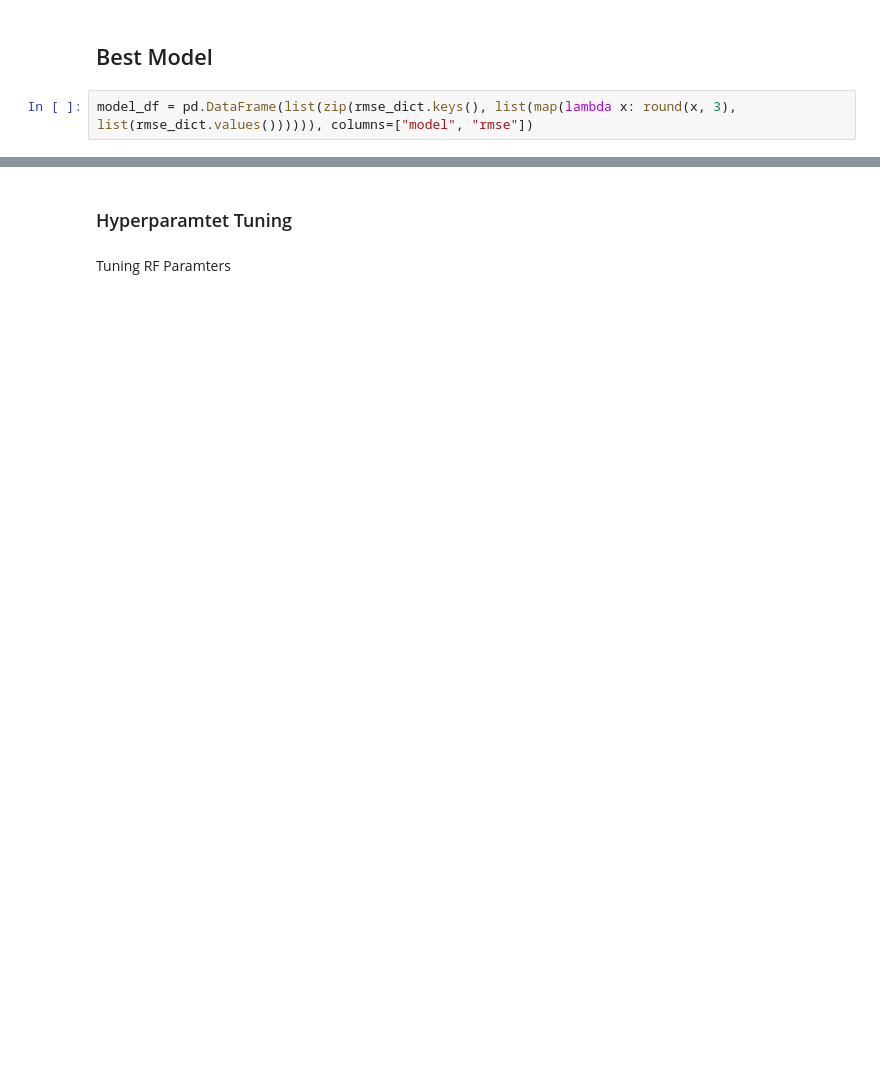
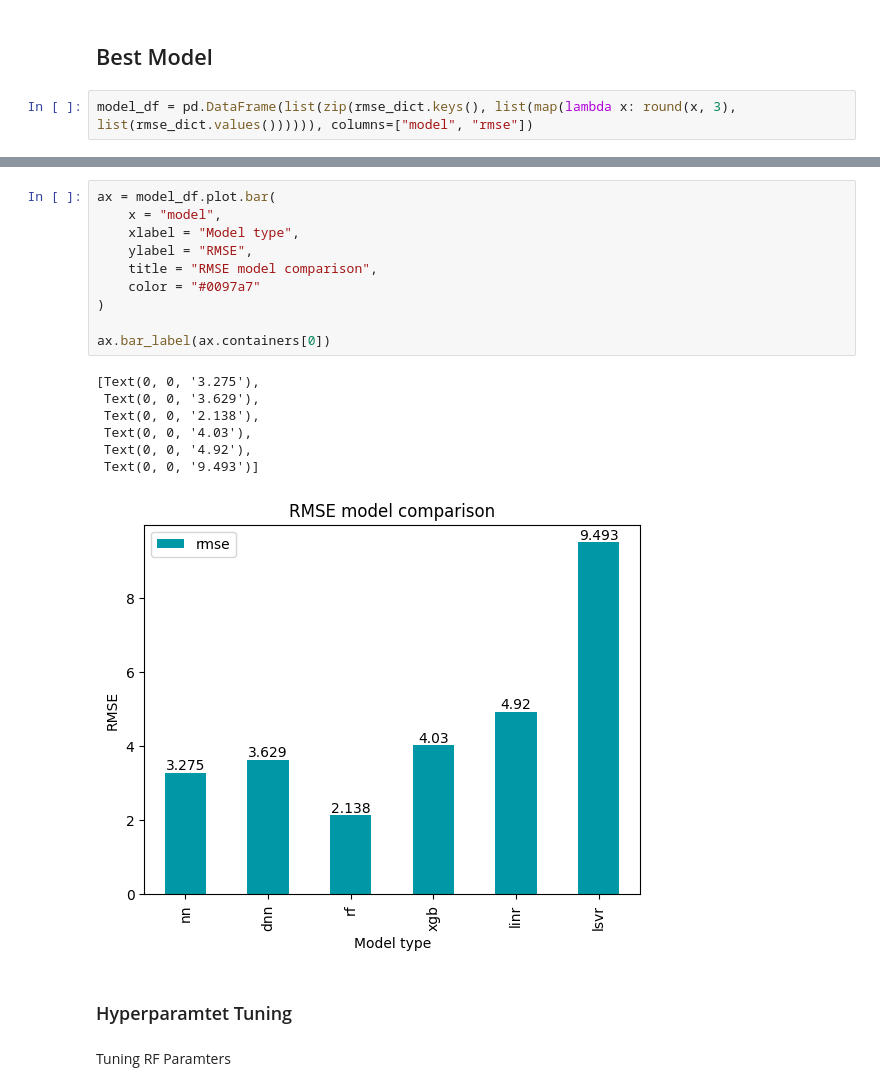
Before and after one commit to MisterXY89/climateAI, a Jupyter notebook: all_models.ipynb, the cells around one changed output, grey strips where cells are left out. Saved outputs shown, nothing was run; the diff lists cells and outputs as text; blank space fills up the shorter version.

Commit message:
final opt. model

```diff
--- a/all_models.ipynb
+++ b/all_models.ipynb
@@ -302,3 +309,21 @@ Best performing model is:
+# %%
+ax = model_df.plot.bar(
+    x = "model",
+    xlabel = "Model type",
+    ylabel = "RMSE",
+    title = "RMSE model comparison",
+    color = "#0097a7"
+)
+
+ax.bar_label(ax.containers[0])
+# %% [output]
+[Text(0, 0, '3.275'),
+ Text(0, 0, '3.629'),
+ Text(0, 0, '2.138'),
+ Text(0, 0, '4.03'),
+ Text(0, 0, '4.92'),
+ Text(0, 0, '9.493')]
+[figure, added]
 # %% [markdown]
 ### Hyperparamtet Tuning
 # %% [markdown]
```
Also changed, not shown: parts of 19 cells of this notebook.
